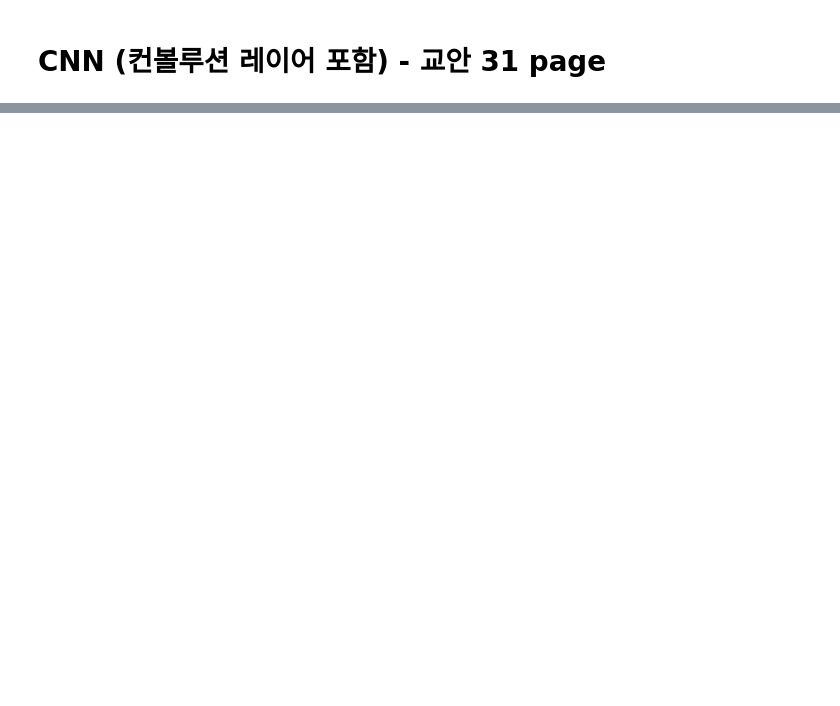
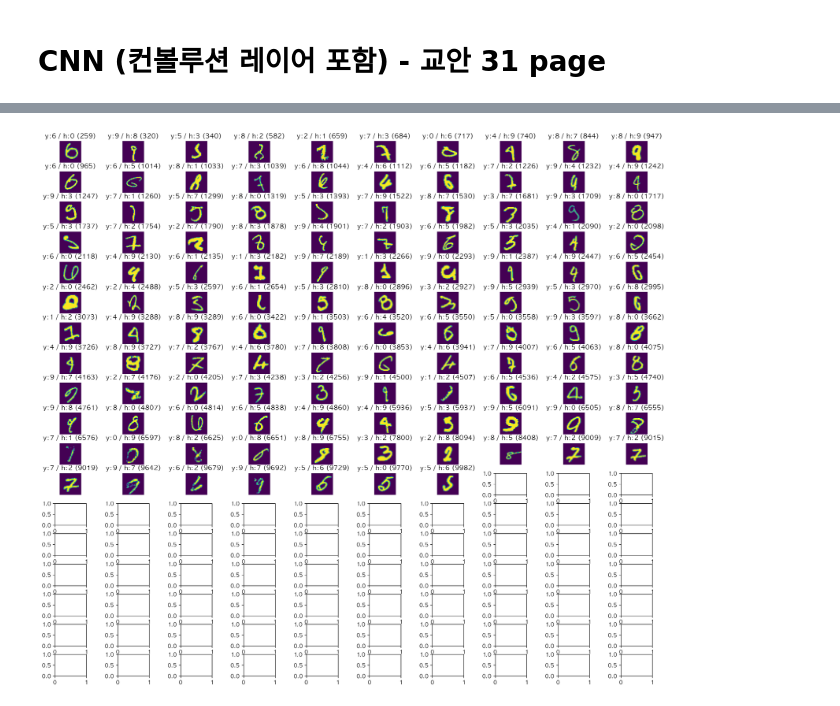
Before and after one commit to hzj04473/ai_x, a Jupyter notebook: source/06_이미지처리/01_MNIST_DNN_CNN.ipynb, the cells around one changed output, grey strips where cells are left out. Drawn from its saved outputs; the diff is of its cells as text; code cells hidden in the pictures; blank space fills up the shorter version.

```diff
--- a/source/06_이미지처리/01_MNIST_DNN_CNN.ipynb
+++ b/source/06_이미지처리/01_MNIST_DNN_CNN.ipynb
@@ -111,7 +107,8 @@ model.compile(loss='categorical_crossentropy', # sparse_categorical_crossentropy
              optimizer='nadam',
              metrics=['accuracy'])
 # 학습
-hist = model.fit(X_train, Y_train,
-                epochs=50,
-                validation_data=(X_val, Y_val),
-                verbose=1)
+with tf.device('/CPU:0'):
+    hist = model.fit(X_train, Y_train,
+                    epochs=50,
+                    validation_data=(X_val, Y_val),
+                    verbose=1)
@@ -247,0 +373,6 @@ while (i < len(y_test)) & (cnt < plt_row*plt_col):
+# %%
+print('실제값 : ', y_test)
+print('실제값 : ', Y_test.argmax(axis=1))
+
+yhat = np.argmax(model.predict(X_test), axis=1)
+print('예측값 : ', yhat)
@@ -247,0 +438,33 @@ while (i < len(y_test)) & (cnt < plt_row*plt_col):
+# %%
+# CNN 을 사용하여, 에측이 틀린 데이터 출력(yhat과 y_test가 다른 겻들 172개)
+plt_row = 18
+plt_col = 10
+
+# plt.figure(figsize=(plt_col, plt_row))
+plt.rcParams['figure.figsize'] = [plt_col+10, plt_row]
+plt.rc('font', family="AppleGothic") # window에서 한글 시각화
+# plt.rc('font', family='NanumBarunGothic') # 코랩에서 한글 시각화
+
+fig, axes =plt.subplots(plt_row, plt_col)
+
+plt.subplots_adjust(hspace=0.4, wspace=1)
+
+# for i in range(plt_row*plt_col):
+i = 0 # yhat과 y_test의 index → yhat[i], y_test[i]를 비교.
+cnt = 0 # 이미지 출력횟수
+
+while (i < len(y_test)) & (cnt < plt_row*plt_col):
+    if yhat[i] == y_test[i]:
+        i += 1
+        continue
+
+    subax = axes[cnt//plt_col, cnt%plt_col] # //: 몱연산자, %:skajwldustkswk
+    subax.imshow(X_test[i].reshape(width, height))
+    subax.axis('off')
+    title='y:{} / h:{} ({})'.format(y_test[i], yhat[i], i)
+
+    subax.set_title(title)
+    cnt += 1 # 이미지 출력 번호 증가
+    i += 1 # index 증가
+# %% [output]
+[figure, added]
```
Also changed, not shown: parts of 15 cells of this notebook, 1 other file.
